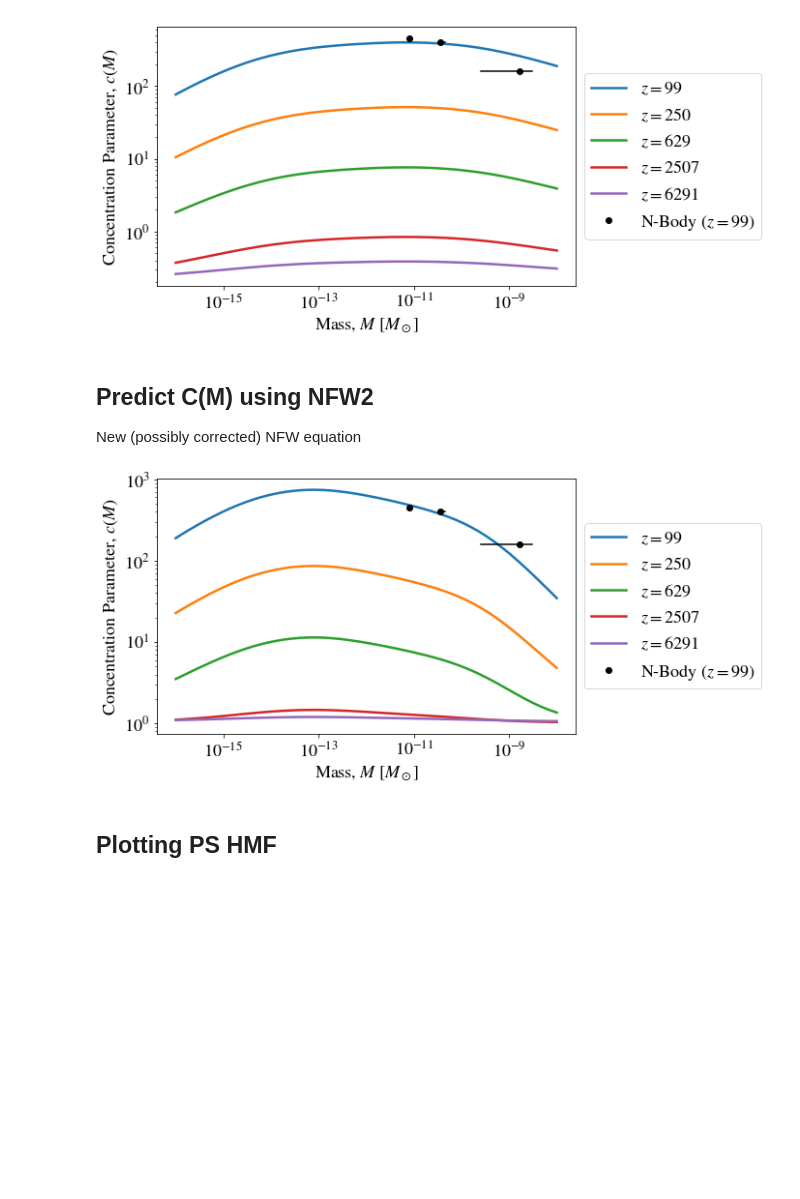
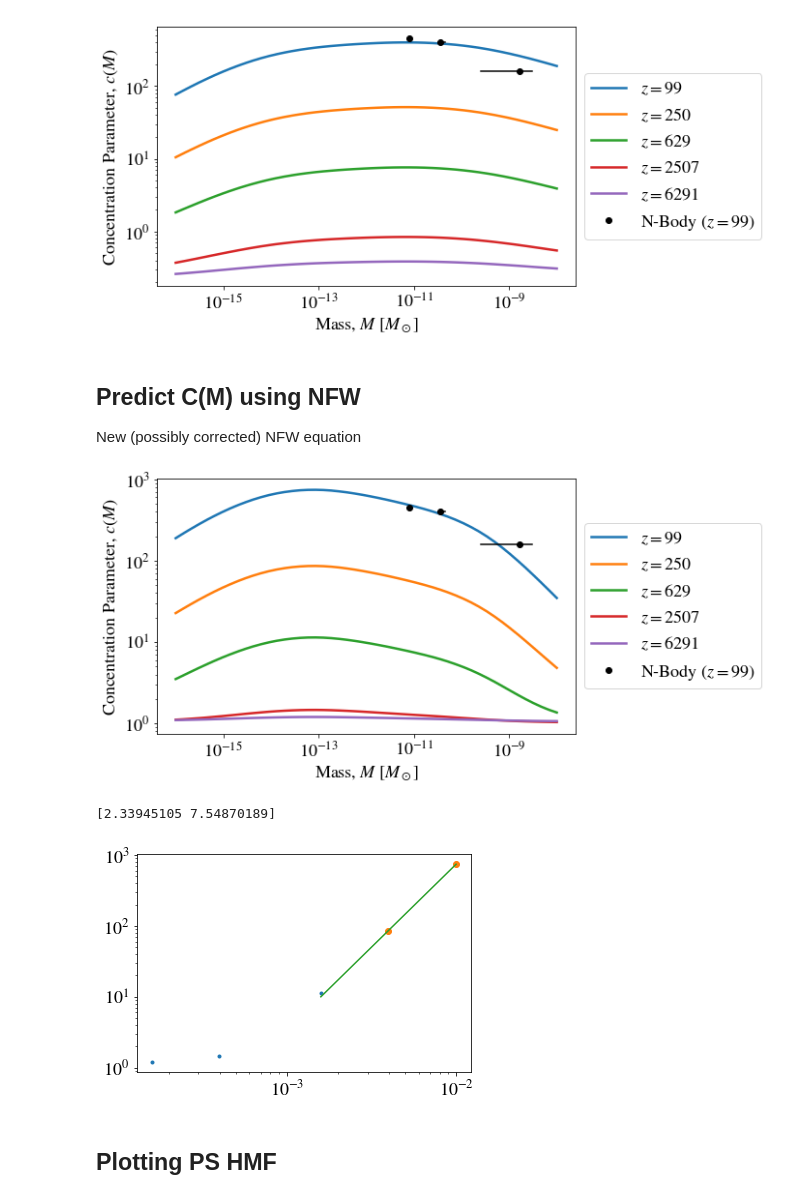
Before and after one commit to David-Ellis/m3p_merger, a Jupyter notebook: HaloConcs.ipynb, the cells around one changed output. Drawn from its saved outputs; the diff is of its cells as text; code cells hidden in the pictures; blank space fills up the shorter version.

```diff
--- a/HaloConcs.ipynb
+++ b/HaloConcs.ipynb
@@ -207,7 +222,7 @@ plt.tight_layout()
 # %% [output]
 [figure]
 # %% [markdown]
-<h2>Predict C(M) using NFW2</h2>
+<h2>Predict C(M) using NFW</h2>
 New (possibly corrected) NFW equation
 # %%
 k_NFW = 1.57
@@ -215,33 +230,51 @@ k_NFW = 1.57
 masses = np.logspace(-16,-8)
 zs = np.sort([99, 250, 629, 2507, 6291])
 ys = np.array([ps.pred_conc(masses, k_NFW, z,
                             pspec = [Pdata, kdata], mode="NFW", f=0.01) for z in zs])
 xs = np.array([masses for z in zs]) # could also use np.tile
 
 # Prepare Figure
 matplotlib.rc('font', size=18)
 fig = plt.figure(figsize = (10, 5))
 ax1 = fig.add_subplot(111)
 
 # Plot each line
 for i,z in enumerate(zs):
     ax1.loglog(masses, ys[i], lw = 2.5, label = "$z = {}$".format(z))
 
 # Plot N-Body results
 ax1.loglog([163e-11, 3.5e-11, 0.8e-11], [160, 400, 450],'ko', label = "N-Body ($z = 99$)")
 ax1.loglog([26e-11, 300e-11], [160,160],'k-')
 ax1.loglog([3.4e-11, 4.6e-11], [400,400],'k-')
 
 # Add labels and legend
 ax1.set_ylabel("Concentration Parameter, $c(M)$")
 ax1.set_xlabel("Mass, $M$ [$M_{\odot}$]")
 plt.legend(loc='center left', bbox_to_anchor=(1, 0.5), ncol=1)
 ax1.set_xlabel(r"Mass, $M$ [$M_\odot$]")
 plt.tight_layout()
 
+plt.show()
+a = 1/(np.asarray(zs)+1)
+c_max = np.asarray([max(ys[i]) for i in range(len(ys))])
+plt.loglog(a, c_max,'.')
+plt.loglog(a[:2], c_max[:2],'o')
+
+p1 = np.polyfit(np.log10(a[:2]), np.log10(c_max[:2]), deg = 1)
+
+plt.loglog(a[:3], 10**(p1[0]*np.log10(a[:3])+ p1[1]))
+print(p1)
+
+# p1 = np.polyfit(np.log10(a[:2]), np.log10(c_max[:2]), deg = 1)
+# plt.loglog(a[:3], 10**(p1[0]*np.log10(a[:3]) + p1[1]))
+# print(p1)
+
+
 #np.save("./FinalGraphs/Data/PSconcNFW.npy",[xs[0], zs, ys])
 # %% [output]
 [figure]
+[2.33945105 7.54870189]
+[figure, added]
 # %% [markdown]
 <h2>Plotting PS HMF</h2>
 # %%
```
Also changed, not shown: parts of 8 cells of this notebook, 1 other file.
